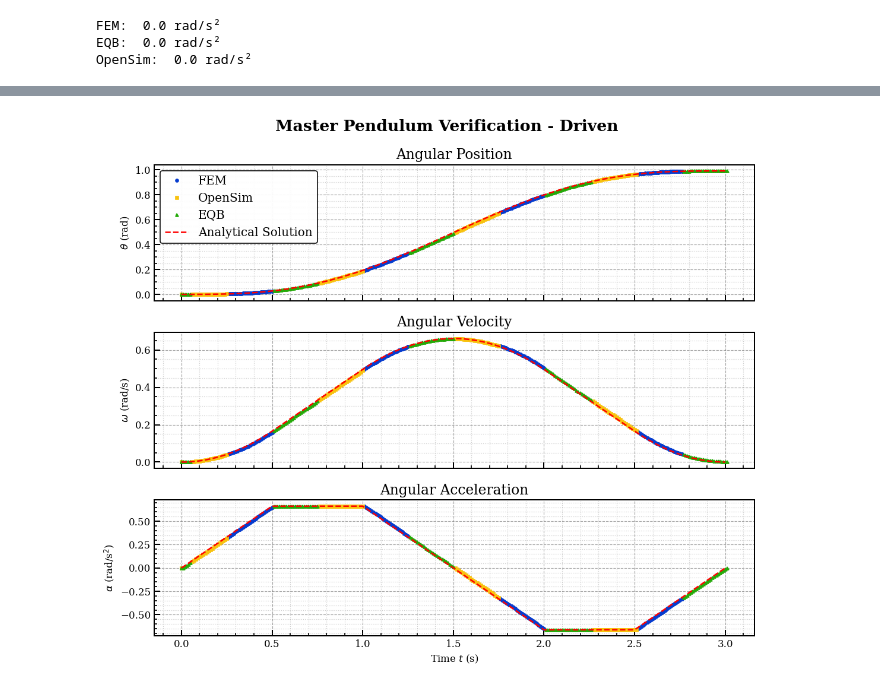
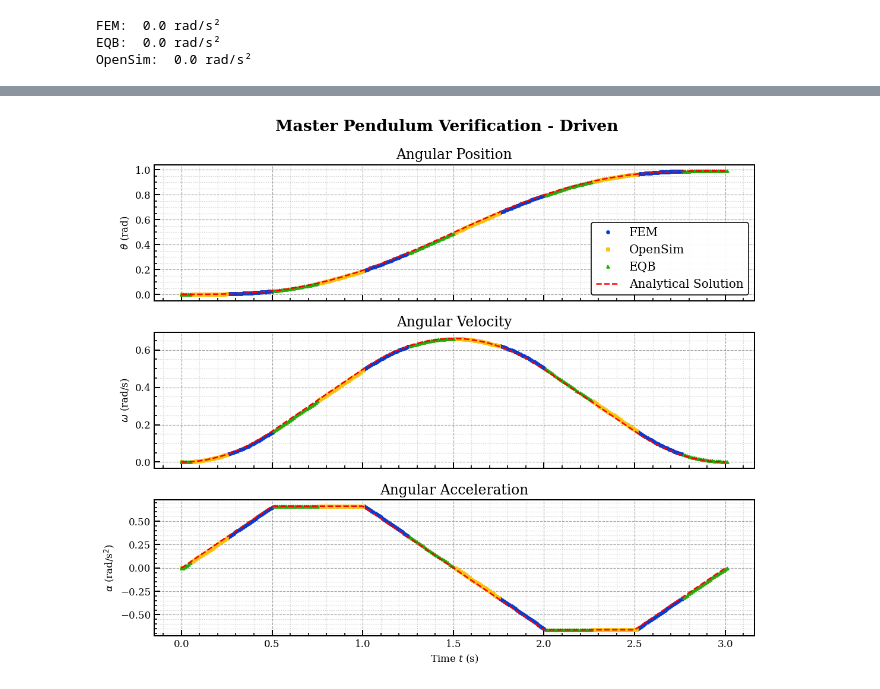
Before and after one commit to FlorianFrech/SystemSimulation, a Jupyter notebook: demos/ControlledPendulum/MyModels/MasterPendulum/test_master_pendulum_driven.ipynb, the cells around one changed output, grey strips where cells are left out. Cells and saved outputs as stored; diff of their text form; code cells hidden in the pictures.

```diff
--- a/demos/ControlledPendulum/MyModels/MasterPendulum/test_master_pendulum_driven.ipynb
+++ b/demos/ControlledPendulum/MyModels/MasterPendulum/test_master_pendulum_driven.ipynb
@@ -172,32 +172,32 @@ axs[0].plot(t_vals['OpenSim'], q_vals['OpenSim'], **opensim_style)
 axs[0].plot(t_vals['EQB'], q_vals['EQB'], **eqb_style)
 axs[0].plot(t_an_vals, q_an_vals, label='Analytical Solution', color='red', linestyle='--', linewidth=1.5)
 axs[0].set_ylabel(r'$\theta$ (rad)')
-axs[0].legend()
+axs[0].legend(loc='lower right')
 
 axs[1].set_title(r'Angular Velocity')
 axs[1].plot(t_vals['FEM'], omega_vals['FEM'], **fem_style)
 axs[1].plot(t_vals['OpenSim'], omega_vals['OpenSim'], **opensim_style)
 axs[1].plot(t_vals['EQB'], omega_vals['EQB'], **eqb_style)
 axs[1].plot(t_an_vals, omega_an_vals, label='Analytical Solution', color='red', linestyle='--', linewidth=1.5)
 axs[1].set_ylabel(r'$\omega$ (rad/s)')
 
 axs[2].set_title(r'Angular Acceleration')
 axs[2].plot(t_vals['FEM'], alpha_vals['FEM'], **fem_style)
 axs[2].plot(t_vals['OpenSim'], alpha_vals['OpenSim'], **opensim_style)
 axs[2].plot(t_vals['EQB'], alpha_vals['EQB'], **eqb_style)
 axs[2].plot(t_an_vals, alpha_an_vals, label='Analytical Solution', color='red', linestyle='--', linewidth=1.5)
 axs[2].set_ylabel(r'$\alpha$ (rad/s$^2$)')
 axs[2].set_xlabel(r'Time $t$ (s)')
 
 for ax in axs:
     ax.minorticks_on()
     ax.grid(True, which='major', linestyle='--', alpha=0.7)
     ax.grid(True, which='minor', linestyle=':', alpha=0.4)
 
 # adjust layout and add vertical space
 plt.tight_layout(rect=[0, 0, 0.95, 0.95])
 plt.subplots_adjust(top=0.9)
 plt.savefig("../figures/StateSynchronization_driven.svg")
 plt.show()
 # %% [output]
-[figure, old version]
+[figure, new version]
```
Also changed, not shown: parts of 1 cell of this notebook, 10 other files.
